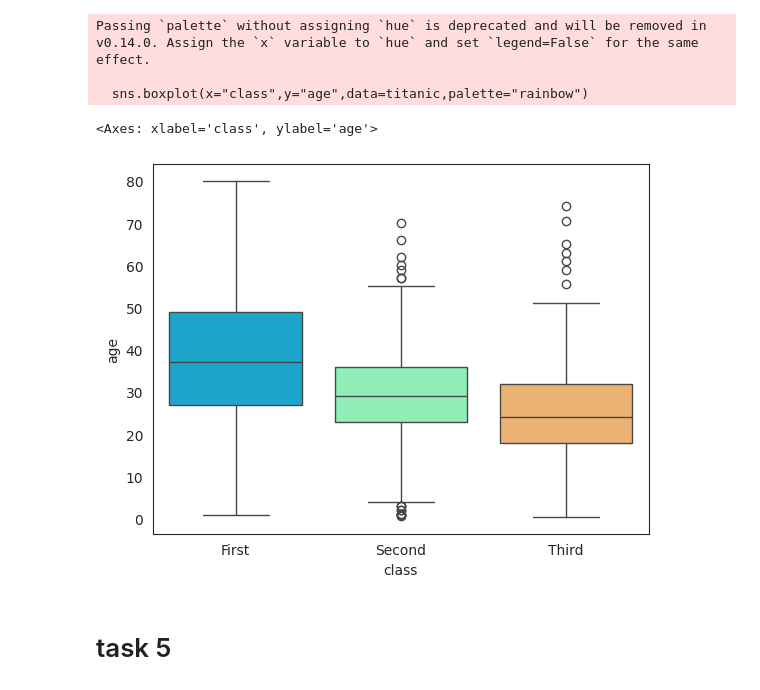
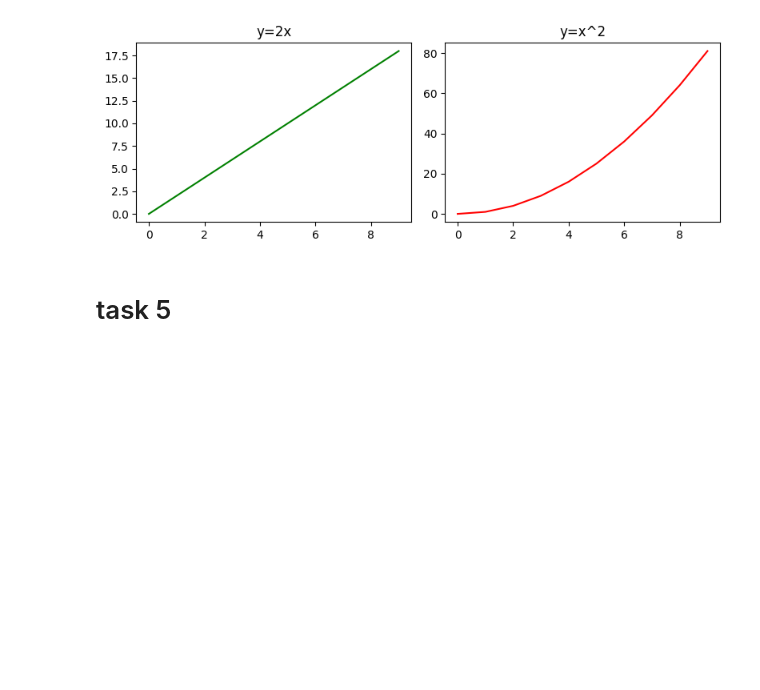
Before and after one commit to Anikrai11/titanic, a Jupyter notebook: module_9.ipynb, the cells around one changed output. Saved outputs shown, nothing was run; the diff lists cells and outputs as text; code cells hidden in the pictures; blank space fills up the shorter version.

```diff
--- a/module_9.ipynb
+++ b/module_9.ipynb
@@ -61,10 +50,11 @@ sns.histplot(titanic["fare"],color="red",bins=30,kde=False)
-# %%
-sns.boxplot(x="class",y="age",data=titanic,palette="rainbow")
-# %% [output]
-Passing `palette` without assigning `hue` is deprecated and will be removed in v0.14.0. Assign the `x` variable to `hue` and set `legend=False` for the same effect.
-
-  sns.boxplot(x="class",y="age",data=titanic,palette="rainbow")
-<Axes: xlabel='class', ylabel='age'>
-[figure, removed]
+# %%
+fig,axes=plt.subplots(1,2,figsize=(8,3))
+axes[0].plot(x,y,color="green")
+axes[0].set_title("y=2x")
+axes[1].plot(x,z,color="red")
+axes[1].set_title("y=x^2")
+fig.tight_layout()
+# %% [output]
+[figure, added]
 # %% [markdown]
 # task 5
```
Also changed, not shown: parts of 26 cells of this notebook.
